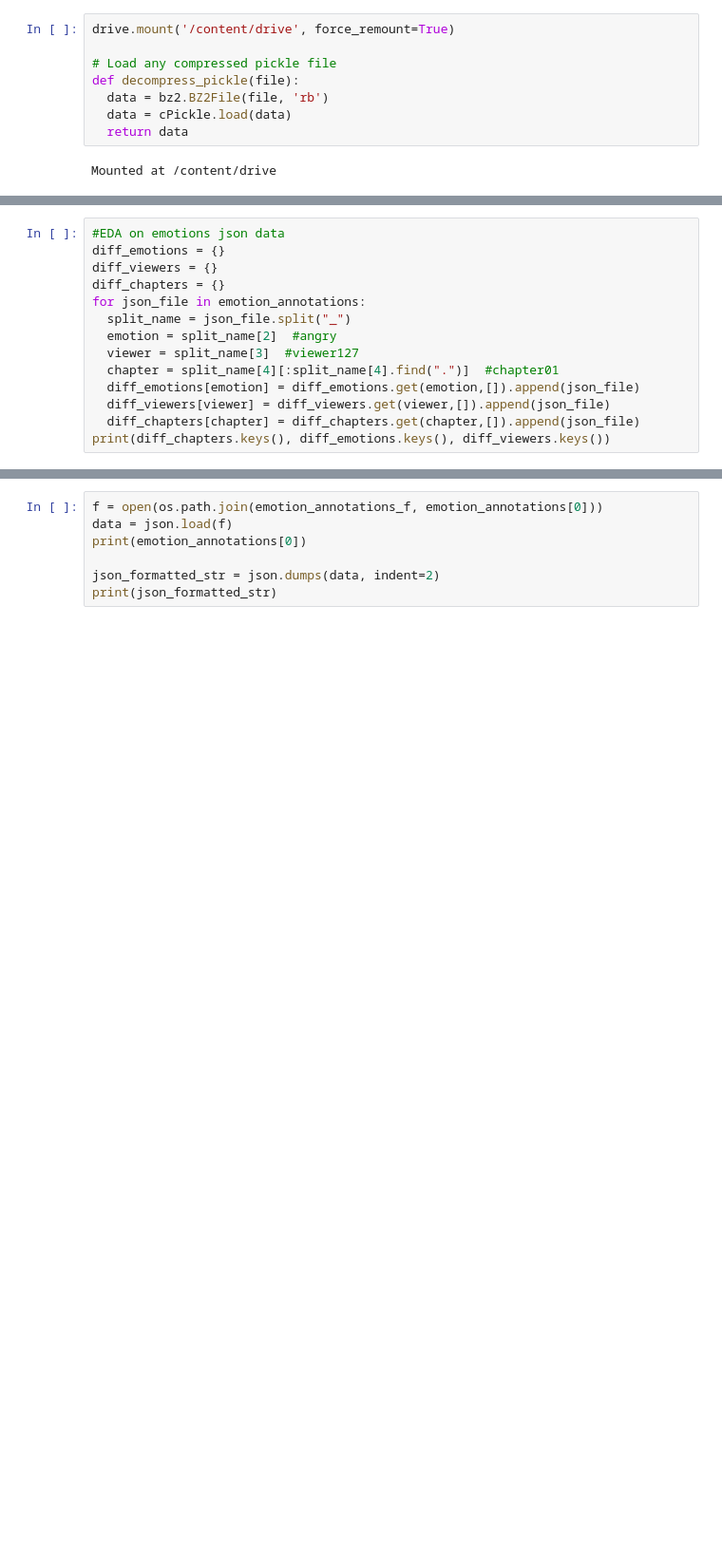
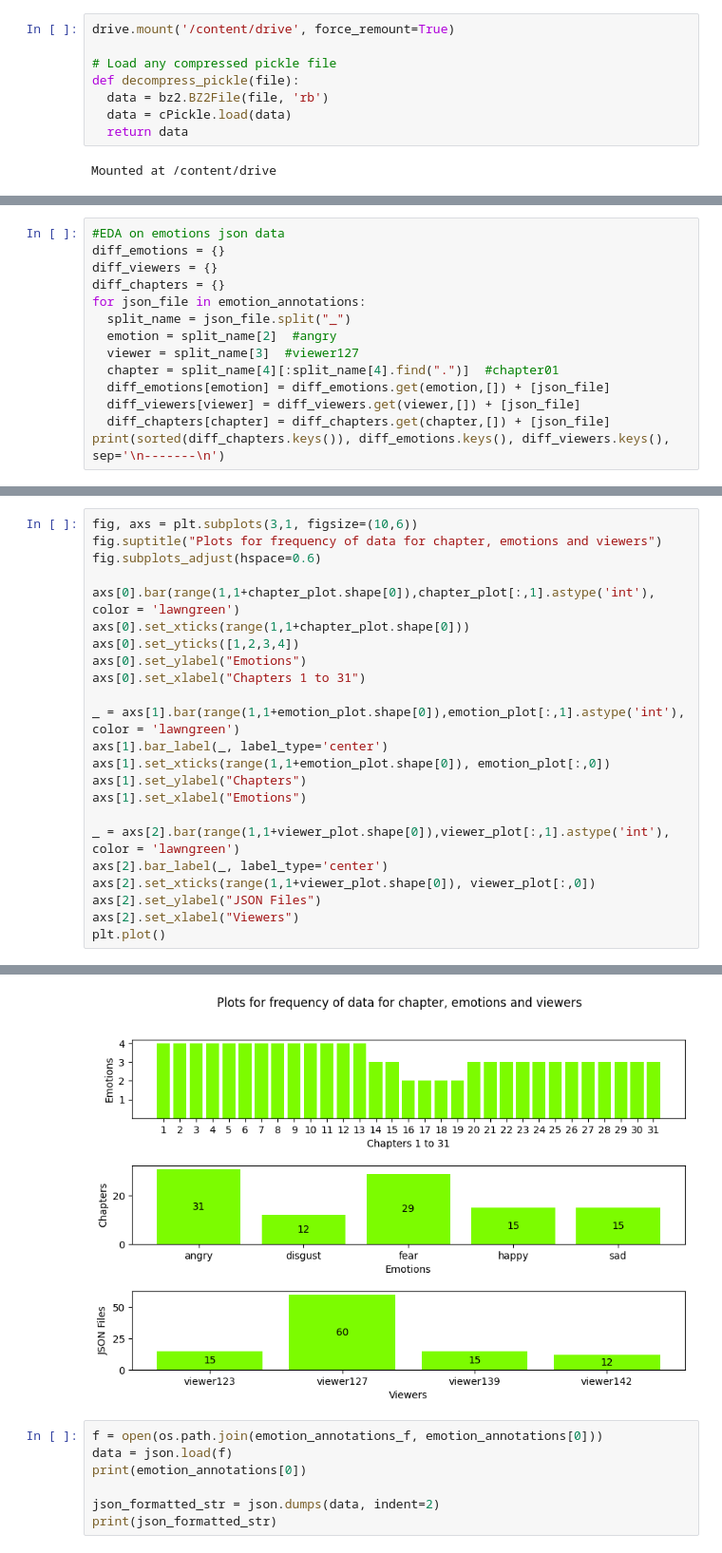
Before and after one commit to SteinwayThor/eeg-features-movies, a Jupyter notebook: EDA_and_Data_Extraction.ipynb, the cells around one changed output, grey strips where cells are left out. Shown at 95% size. Cells and saved outputs as stored; diff of their text form; blank space fills up the shorter version.

Commit message:
EDA to understand distribution of files/emotion label data

```diff
--- a/EDA_and_Data_Extraction.ipynb
+++ b/EDA_and_Data_Extraction.ipynb
@@ -59,8 +60,8 @@ for json_file in emotion_annotations:
   emotion = split_name[2]  #angry
   viewer = split_name[3]  #viewer127
   chapter = split_name[4][:split_name[4].find(".")]  #chapter01
-  diff_emotions[emotion] = diff_emotions.get(emotion,[]).append(json_file)
-  diff_viewers[viewer] = diff_viewers.get(viewer,[]).append(json_file)
-  diff_chapters[chapter] = diff_chapters.get(chapter,[]).append(json_file)
-print(diff_chapters.keys(), diff_emotions.keys(), diff_viewers.keys())
+  diff_emotions[emotion] = diff_emotions.get(emotion,[]) + [json_file]
+  diff_viewers[viewer] = diff_viewers.get(viewer,[]) + [json_file]
+  diff_chapters[chapter] = diff_chapters.get(chapter,[]) + [json_file]
+print(sorted(diff_chapters.keys()), diff_emotions.keys(), diff_viewers.keys(), sep='\n-------\n')
 # %% [output]
@@ -67,0 +135,24 @@ AttributeError: ignored
+# %%
+fig, axs = plt.subplots(3,1, figsize=(10,6))
+fig.suptitle("Plots for frequency of data for chapter, emotions and viewers")
+fig.subplots_adjust(hspace=0.6)
+
+axs[0].bar(range(1,1+chapter_plot.shape[0]),chapter_plot[:,1].astype('int'), color = 'lawngreen')
+axs[0].set_xticks(range(1,1+chapter_plot.shape[0]))
+axs[0].set_yticks([1,2,3,4])
+axs[0].set_ylabel("Emotions")
+axs[0].set_xlabel("Chapters 1 to 31")
+
+_ = axs[1].bar(range(1,1+emotion_plot.shape[0]),emotion_plot[:,1].astype('int'), color = 'lawngreen')
+axs[1].bar_label(_, label_type='center')
+axs[1].set_xticks(range(1,1+emotion_plot.shape[0]), emotion_plot[:,0])
+axs[1].set_ylabel("Chapters")
+axs[1].set_xlabel("Emotions")
+
+_ = axs[2].bar(range(1,1+viewer_plot.shape[0]),viewer_plot[:,1].astype('int'), color = 'lawngreen')
+axs[2].bar_label(_, label_type='center')
+axs[2].set_xticks(range(1,1+viewer_plot.shape[0]), viewer_plot[:,0])
+axs[2].set_ylabel("JSON Files")
+axs[2].set_xlabel("Viewers")
+plt.plot()
+# %% [output]
@@ -68,3 +160,4 @@ AttributeError: ignored
+[figure, added]
 # %%
 f = open(os.path.join(emotion_annotations_f, emotion_annotations[0]))
 data = json.load(f)
```
Also changed, not shown: parts of 4 cells of this notebook.
